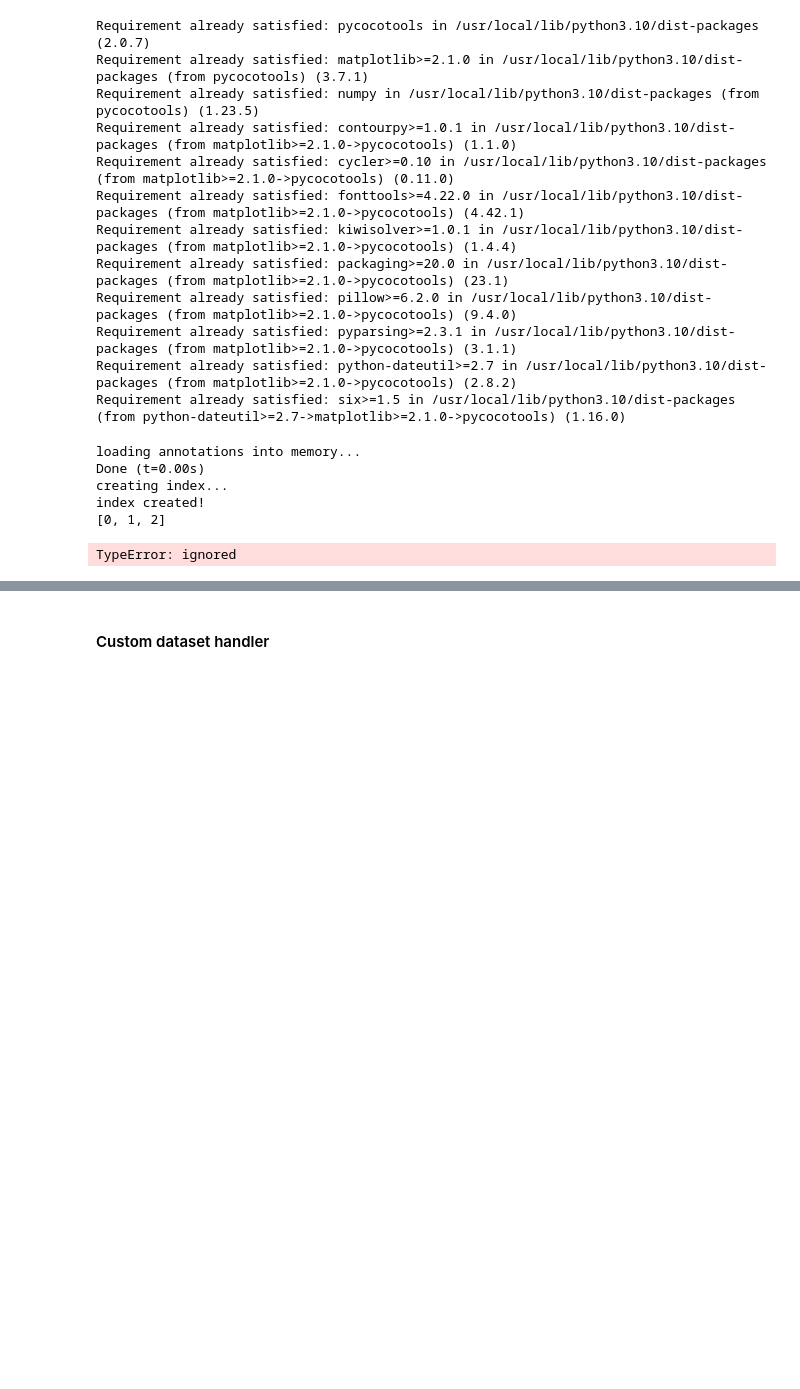
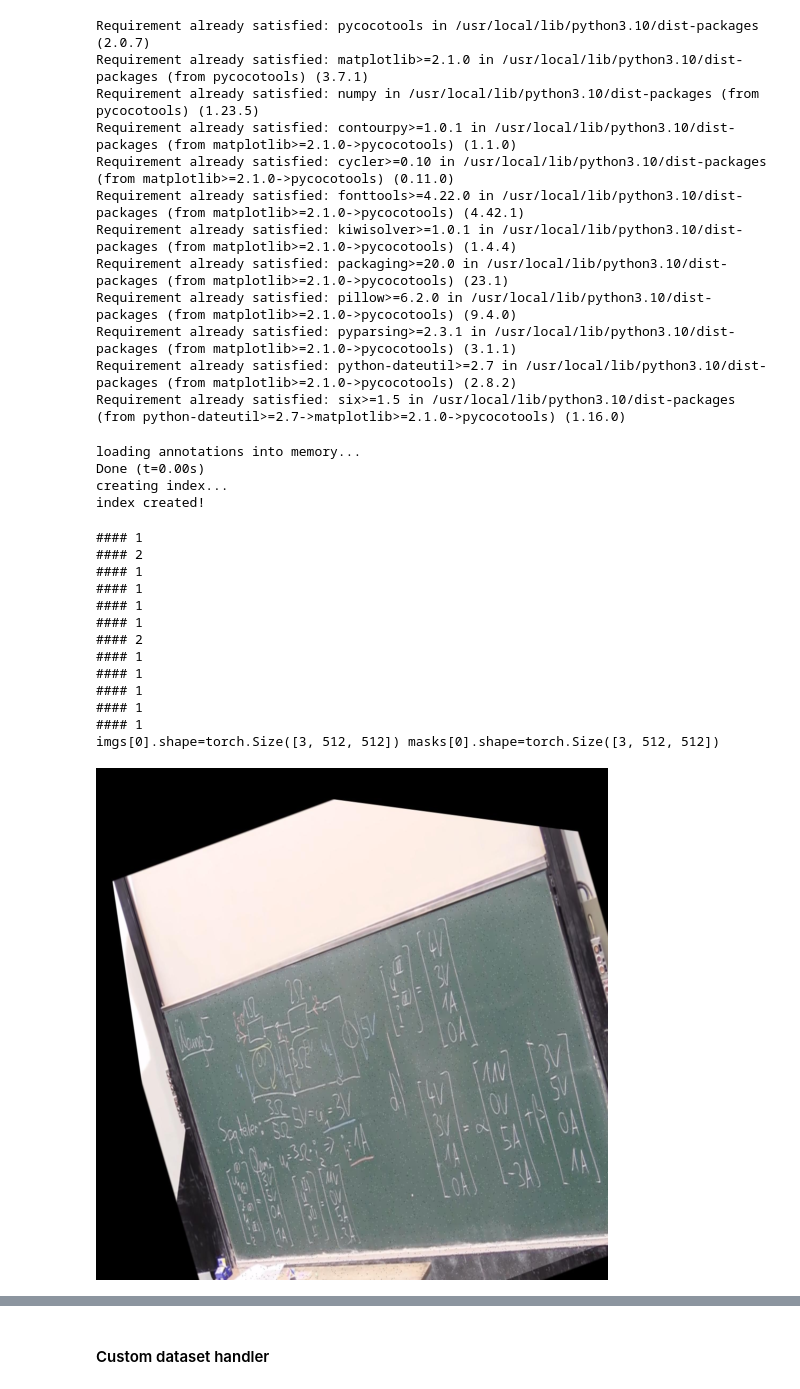
Before and after one commit to AlmTechSoftware/piper, a Jupyter notebook: training_data/research/feynman_2.ipynb, the cells around one changed output, grey strips where cells are left out. Drawn from its saved outputs; the diff is of its cells as text; code cells hidden in the pictures; blank space fills up the shorter version.

Commit message:
fix: Better dataset handler with augmentations

```diff
--- a/training_data/research/feynman_2.ipynb
+++ b/training_data/research/feynman_2.ipynb
@@ -90,10 +85,13 @@ from collections import defaultdict as DD
 
 import torchvision.transforms as transforms
 import torchvision.transforms.functional as fun
+import torch.nn.functional as F
 import numpy as np
 
 from torch.utils.data import DataLoader
 from torch.nn.utils.rnn import pad_sequence
+
+import cv2
 
 import os
 
@@ -110,14 +108,12 @@ class CocoSegmentationDataset(Dataset):
         self.image_ids = list(self.coco.imgs.keys())
 
         self.category_ids = self.coco.getCatIds()
-        print(self.category_ids)
         self.num_categories = len(self.category_ids)
 
         if do_transform:
             self.transform = transforms.Compose([
                 transforms.Resize(self.common_size),
                 transforms.ToTensor(),
-                # transforms.Normalize(mean=[0.485, 0.456, 0.406], std=[0.229, 0.224, 0.225]),
             ])
 
         self.normalize = transforms.Compose([transforms.Normalize(mean=[0.485, 0.456, 0.406], std=[0.229, 0.224, 0.225])])
@@ -134,50 +130,53 @@ class CocoSegmentationDataset(Dataset):
 
         image = Image.open(image_path).convert("RGB")
 
-        masks = np.zeros((len(annotations), image.height, image.width), dtype=np.uint8)
+        # masks = np.zeros((len(annotations), image.height, image.width), dtype=np.uint8)
+        # for idx, ann in enumerate(annotations):
+        #     mask = self.coco.annToMask(ann)
+        #     masks[idx, :, :] = mask
+
+        masks = torch.zeros(self.num_categories, *self.common_size, dtype=torch.float32)
         for idx, ann in enumerate(annotations):
             mask = self.coco.annToMask(ann)
-            masks[idx, :, :] = mask
+            mask = cv2.resize(mask, self.common_size, interpolation=cv2.INTER_NEAREST)
+            category_id = ann["category_id"]
+            print("####", category_id)
+            masks[category_id - 1] = torch.from_numpy(mask)  # Minus one to account for 0-based indexing
 
         if self.transform:
             image = self.transform(image)
-            # TODO: transform shitty masks??!??!?!?!?
 
         return image, masks
-
-
-class Collater(object):
-    def __init__(self):
-        pass
-
-    def __call__(self, batch):
-        images, masks = zip(*batch)
-
-        # Pad images and masks to match the dimensions of the largest image
-        images_padded = pad_sequence(images, batch_first=True)
-        masks_padded = pad_sequence(masks, batch_first=True)
-
-        # Convert NumPy arrays to PyTorch tensors
-        images_padded = torch.from_numpy(images_padded)
-        masks_padded = torch.from_numpy(masks_padded)
-
-        return images_padded, masks_padded
 
 dataset = CocoSegmentationDataset(root_dir="dataset/train/",
                                   annotation_file="dataset/train/_annotations.coco.json")
 
-dataloader = DataLoader(dataset, batch_size=BATCH_SIZE, shuffle=True, collate_fn=Collater())
+dataloader = DataLoader(dataset, batch_size=BATCH_SIZE, shuffle=True)
 # %% [output]
 loading annotations into memory...
 Done (t=0.00s)
 creating index...
 index created!
-[0, 1, 2]
 # %%
 for batch in dataloader:
     imgs, masks = batch
-    print(f"{imgs.shape=} {masks.shape=}")
+    print(f"{imgs[0].shape=} {masks[0].shape=}")
     display(tensor_to_pil(imgs[0]))
+    display(tensor_to_pil(masks[0]))
+    display(tensor_to_pil(masks[1]))
     break
 # %% [output]
-TypeError: ignored
+#### 1
+#### 2
+#### 1
+#### 1
+#### 1
+#### 1
+#### 2
+#### 1
+#### 1
+#### 1
+#### 1
+#### 1
+imgs[0].shape=torch.Size([3, 512, 512]) masks[0].shape=torch.Size([3, 512, 512])
+[figure, added]
```
Also changed, not shown: parts of 3 cells of this notebook.
